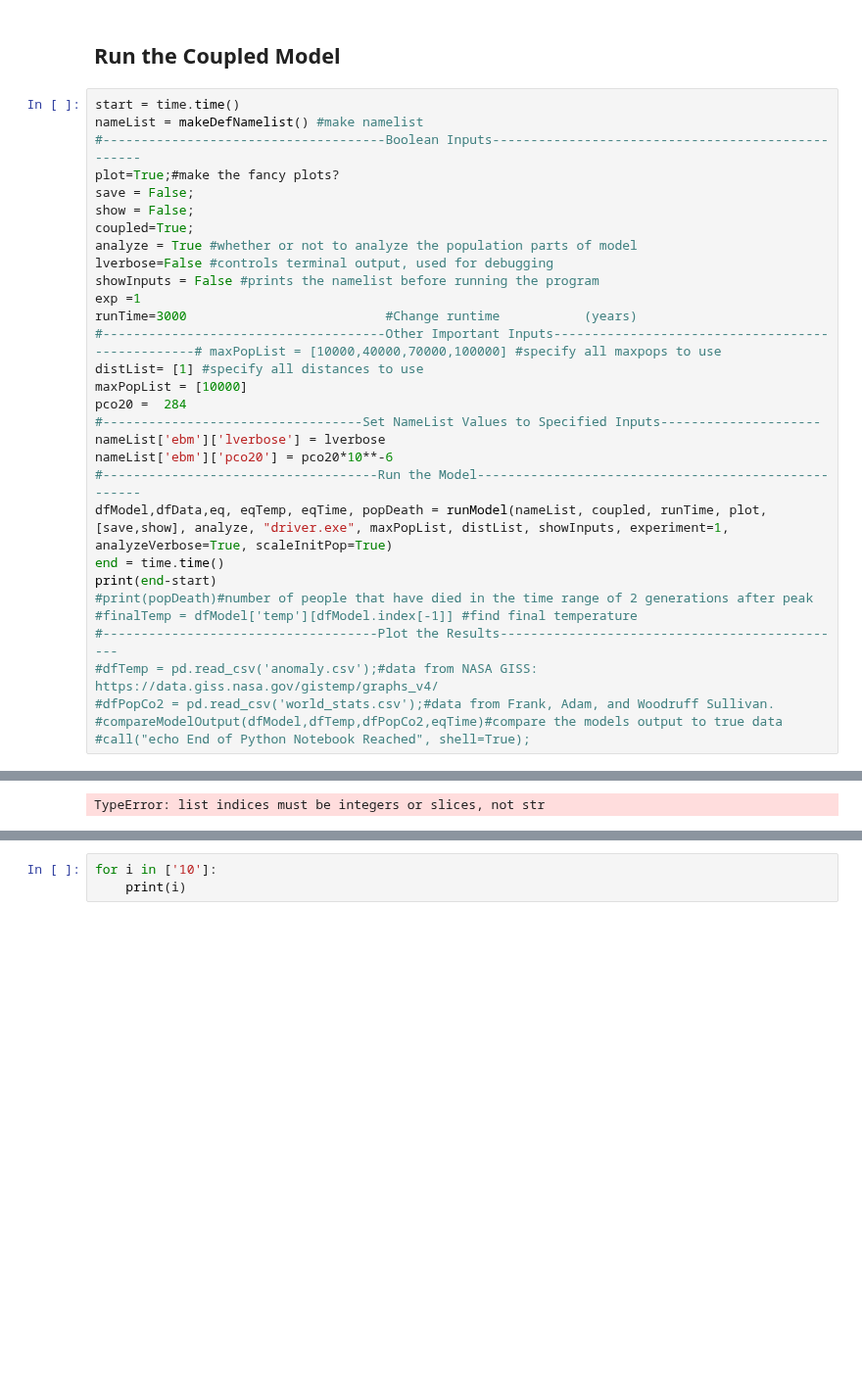
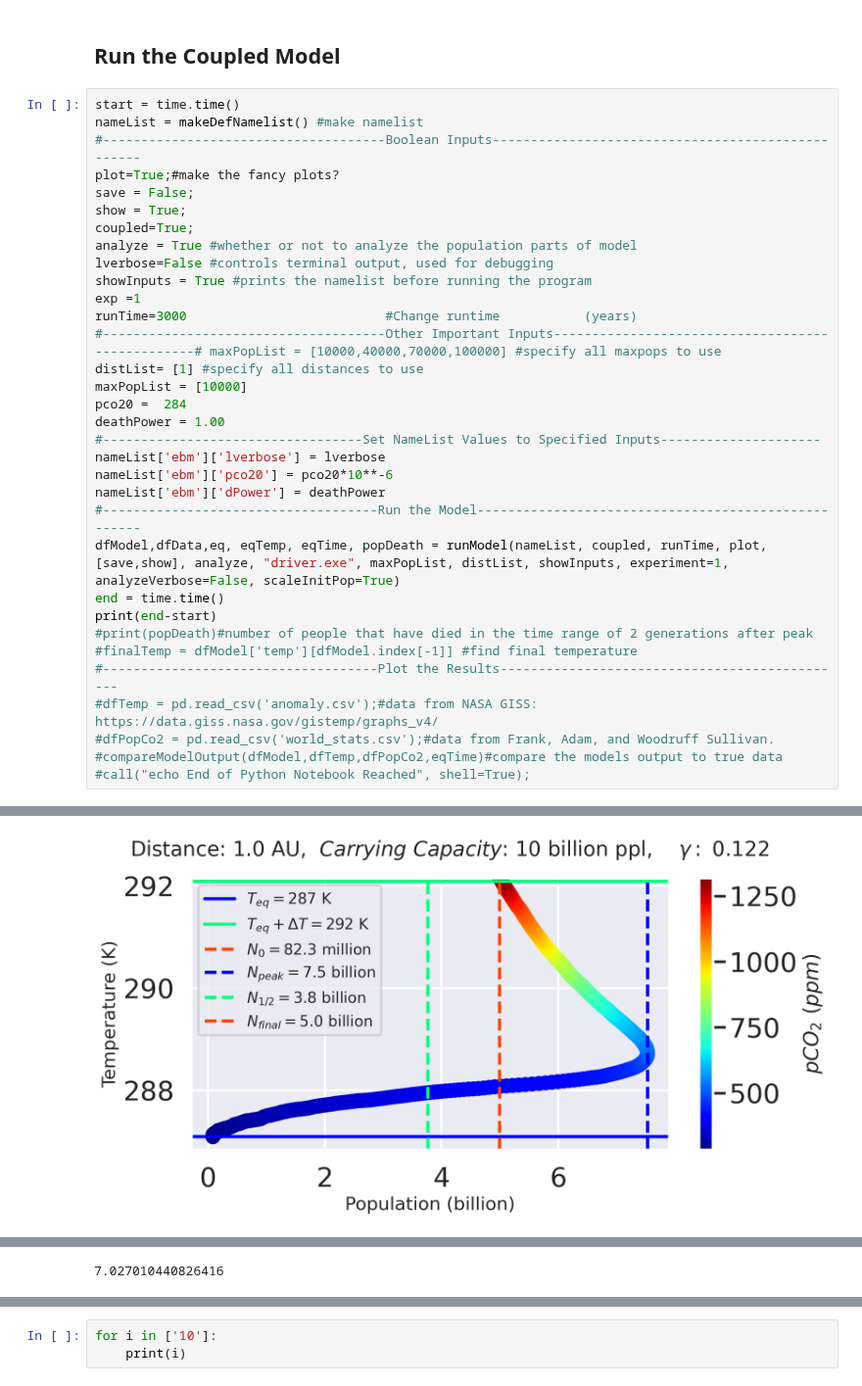
Before and after one commit to ethansav3/coupled_ebm, a Jupyter notebook: model/ebmFinal.ipynb, the cells around one changed output, grey strips where cells are left out. Shown at 98% size. Saved outputs shown, nothing was run; the diff lists cells and outputs as text; blank space fills up the shorter version.

```diff
--- a/model/ebmFinal.ipynb
+++ b/model/ebmFinal.ipynb
@@ -39,22 +39,24 @@ nameList = makeDefNamelist() #make namelist
 #-------------------------------------Boolean Inputs--------------------------------------------------
 plot=True;#make the fancy plots?
 save = False;
-show = False;
+show = True;
 coupled=True;
 analyze = True #whether or not to analyze the population parts of model
 lverbose=False #controls terminal output, used for debugging
-showInputs = False #prints the namelist before running the program
+showInputs = True #prints the namelist before running the program
 exp =1
 runTime=3000                          #Change runtime           (years)
 #-------------------------------------Other Important Inputs-------------------------------------------------# maxPopList = [10000,40000,70000,100000] #specify all maxpops to use
 distList= [1] #specify all distances to use
 maxPopList = [10000]
 pco20 =  284
+deathPower = 1.00
 #----------------------------------Set NameList Values to Specified Inputs---------------------
 nameList['ebm']['lverbose'] = lverbose
 nameList['ebm']['pco20'] = pco20*10**-6
+nameList['ebm']['dPower'] = deathPower
 #------------------------------------Run the Model----------------------------------------------------
-dfModel,dfData,eq, eqTemp, eqTime, popDeath = runModel(nameList, coupled, runTime, plot, [save,show], analyze, "driver.exe", maxPopList, distList, showInputs, experiment=1, analyzeVerbose=True, scaleInitPop=True)
+dfModel,dfData,eq, eqTemp, eqTime, popDeath = runModel(nameList, coupled, runTime, plot, [save,show], analyze, "driver.exe", maxPopList, distList, showInputs, experiment=1, analyzeVerbose=False, scaleInitPop=True)
 end = time.time()
 print(end-start)
 #print(popDeath)#number of people that have died in the time range of 2 generations after peak
@@ -84,0 +87 @@ tDecline = [80.80558534235809]
+[figure, added]
@@ -85 +89 @@ tDecline = [80.80558534235809]
-TypeError: list indices must be integers or slices, not str
+7.027010440826416
```
Also changed, not shown: parts of 2 cells of this notebook, 19 other files.
